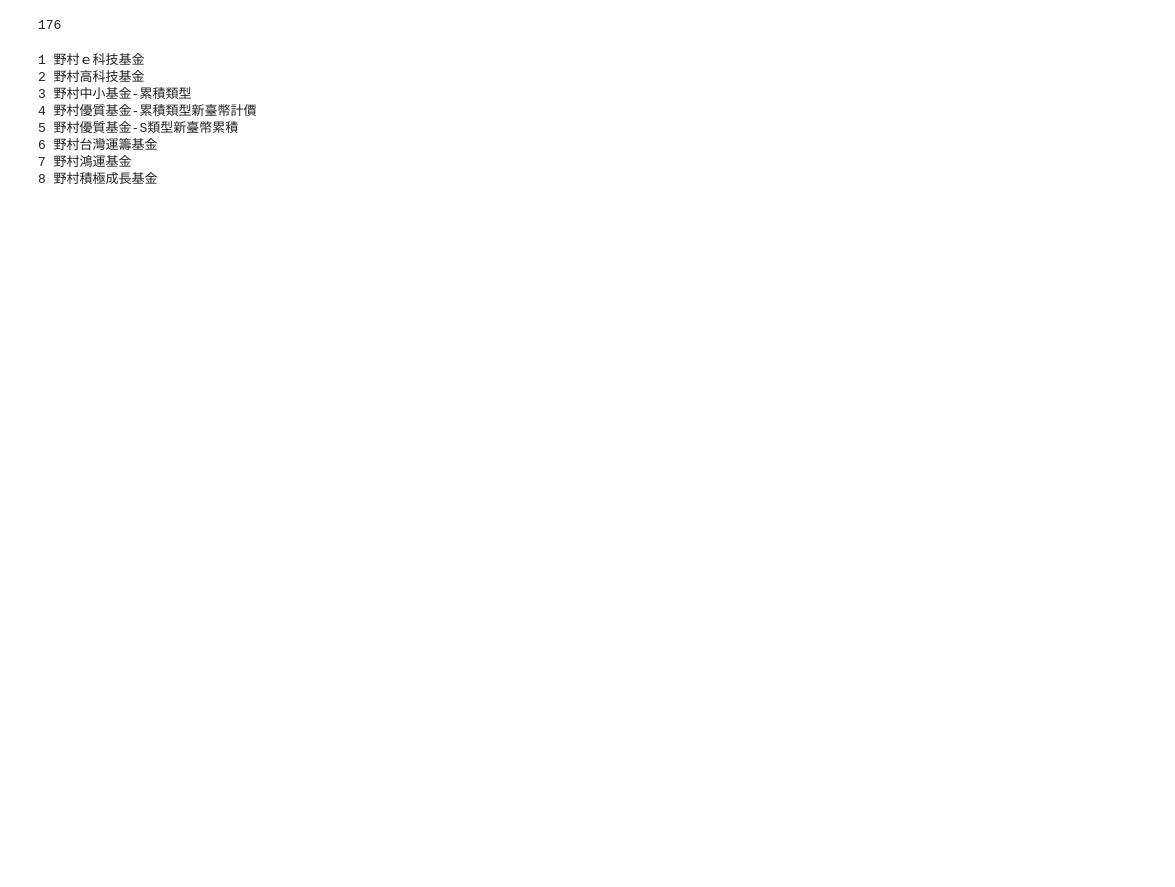
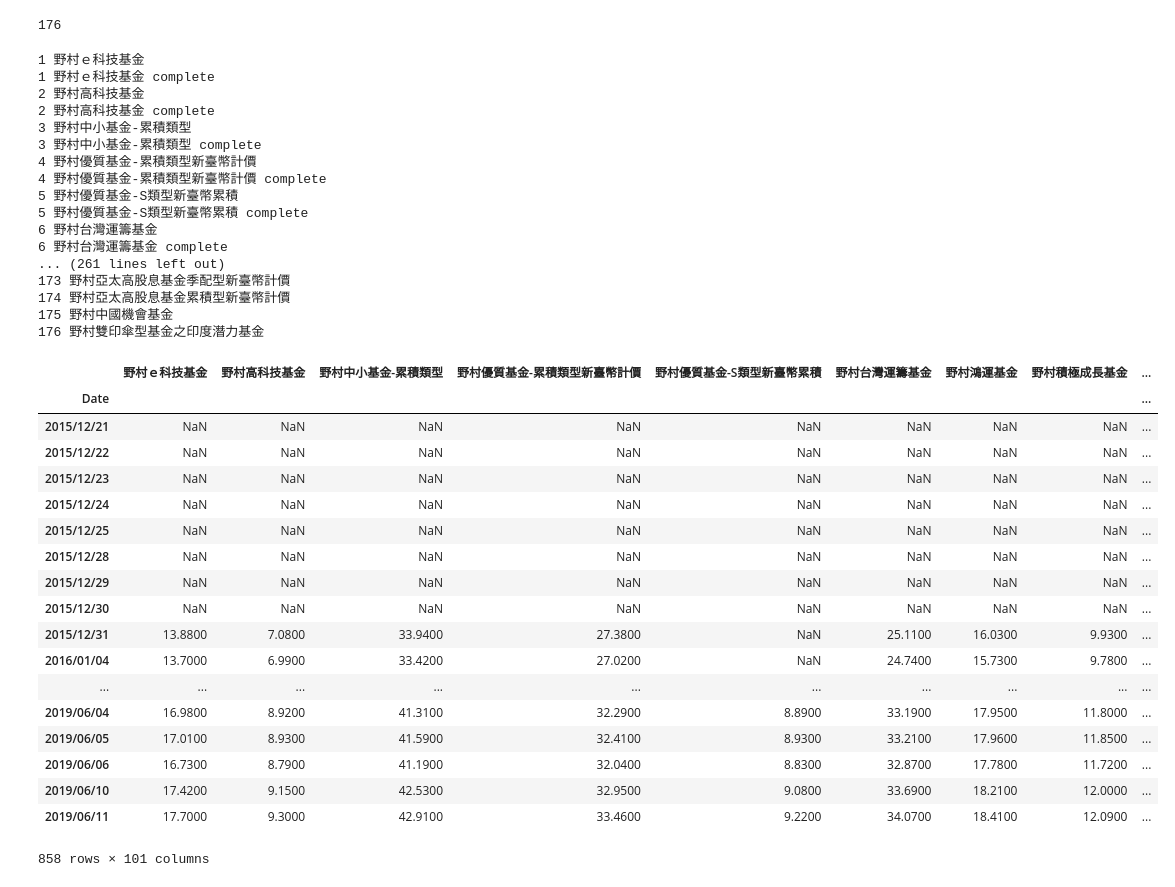
Before and after one commit to BrandNewXP/Fintech_Final, a Jupyter notebook: backtest/元大基金淨值資料/鉅亨網crawler.ipynb, the cells around one changed output. Cells and saved outputs as stored; diff of their text form; code cells hidden in the pictures; blank space fills up the shorter version.

```diff
--- a/backtest/元大基金淨值資料/鉅亨網crawler.ipynb
+++ b/backtest/元大基金淨值資料/鉅亨網crawler.ipynb
@@ -17,7 +18,8 @@ from selenium.webdriver.common.by import By
 
 # Find all links to fund info
 
-driver = webdriver.Chrome('/mnt/c/Users/bryan/OneDrive/Desktop/chromedriver/chromedriver.exe')
+# driver = webdriver.Chrome('/mnt/c/Users/bryan/OneDrive/Desktop/chromedriver/chromedriver.exe')
+driver = webdriver.Chrome()
 # driver.get('https://fund.cnyes.com/nav.aspx')
 
 # 所有元大基金
@@ -28,7 +30,7 @@ driver = webdriver.Chrome('/mnt/c/Users/bryan/OneDrive/Desktop/chromedriver/chro
 driver.get('http://fund.cdn.cnyes.com/nav.aspx?n=1&fundgroup=-%e5%9f%ba%e9%87%91%e9%a1%9e%e5%9e%8b-&CategoryLocal=-%e5%9f%ba%e9%87%91%e7%b5%84%e5%88%a5-&AllRegion=-%e6%8a%95%e8%b3%87%e5%8d%80%e5%9f%9f-&FundCompanyNameLocal=%e9%87%8e%e6%9d%91%e6%8a%95%e4%bf%a1&orderby=&fund=fundall&ddlindex=0,0,0,42')
 
 
-time.sleep(2)
+time.sleep(5)
 
 links = []
 
@@ -57,8 +59,8 @@ from bs4 import BeautifulSoup as bs
 from selenium.webdriver.common.by import By
 
 all_funds = []
-driver = webdriver.Chrome('/mnt/c/Users/bryan/OneDrive/Desktop/chromedriver/chromedriver.exe')
-
+# driver = webdriver.Chrome('/mnt/c/Users/bryan/OneDrive/Desktop/chromedriver/chromedriver.exe')
+driver = webdriver.Chrome()
 
 for i in range(len(funds)):
     try:
@@ -66,7 +68,7 @@ for i in range(len(funds)):
         print(i + 1, name)
         link = 'https://fund.cnyes.com' + links[i]
         driver.get(link)
-        time.sleep(3)
+        time.sleep(5)
 
         content = []
         current = '1'
@@ -88,32 +90,61 @@ for i in range(len(funds)):
             content.append(pd.DataFrame({'Date':dates, name:nav}))
 
             try:
                 next_page = driver.find_element_by_xpath("//a[contains(text(),'下一頁')]")
                 next_page.click()
             except:
                 break
 
             if '2016/01/04' in dates:
                 break
 
         final = pd.concat(content)
         final.drop_duplicates(inplace = True)
         final.sort_values(['Date'], inplace = True)
         final.set_index(['Date'], inplace = True)
         all_funds.append(final)
         save = pd.concat(all_funds, axis = 1, sort = True)
         save.to_csv('野村基金淨值.csv')
+        print(i + 1, name, 'complete')
     except:
         continue
 
 
 save
 # %% [output]
 1 野村ｅ科技基金
+1 野村ｅ科技基金 complete
 2 野村高科技基金
+2 野村高科技基金 complete
 3 野村中小基金-累積類型
+3 野村中小基金-累積類型 complete
 4 野村優質基金-累積類型新臺幣計價
+4 野村優質基金-累積類型新臺幣計價 complete
 5 野村優質基金-S類型新臺幣累積
+5 野村優質基金-S類型新臺幣累積 complete
 6 野村台灣運籌基金
-7 野村鴻運基金
-8 野村積極成長基金
+6 野村台灣運籌基金 complete
+... (261 lines left out)
+173 野村亞太高股息基金季配型新臺幣計價
+174 野村亞太高股息基金累積型新臺幣計價
+175 野村中國機會基金
+176 野村雙印傘型基金之印度潛力基金
+|  | 野村ｅ科技基金 | 野村高科技基金 | 野村中小基金-累積類型 | 野村優質基金-累積類型新臺幣計價 | 野村優質基金-S類型新臺幣累積 | 野村台灣運籌基金 | 野村鴻運基金 | 野村積極成長基金 | ... |
+| Date |  |  |  |  |  |  |  |  | ... |
+| 2015/12/21 | NaN | NaN | NaN | NaN | NaN | NaN | NaN | NaN | ... |
+| 2015/12/22 | NaN | NaN | NaN | NaN | NaN | NaN | NaN | NaN | ... |
+| 2015/12/23 | NaN | NaN | NaN | NaN | NaN | NaN | NaN | NaN | ... |
+| 2015/12/24 | NaN | NaN | NaN | NaN | NaN | NaN | NaN | NaN | ... |
+| 2015/12/25 | NaN | NaN | NaN | NaN | NaN | NaN | NaN | NaN | ... |
+| 2015/12/28 | NaN | NaN | NaN | NaN | NaN | NaN | NaN | NaN | ... |
+| 2015/12/29 | NaN | NaN | NaN | NaN | NaN | NaN | NaN | NaN | ... |
+| 2015/12/30 | NaN | NaN | NaN | NaN | NaN | NaN | NaN | NaN | ... |
+| 2015/12/31 | 13.8800 | 7.0800 | 33.9400 | 27.3800 | NaN | 25.1100 | 16.0300 | 9.9300 | ... |
+| 2016/01/04 | 13.7000 | 6.9900 | 33.4200 | 27.0200 | NaN | 24.7400 | 15.7300 | 9.7800 | ... |
+| ... | ... | ... | ... | ... | ... | ... | ... | ... | ... |
+| 2019/06/04 | 16.9800 | 8.9200 | 41.3100 | 32.2900 | 8.8900 | 33.1900 | 17.9500 | 11.8000 | ... |
+| 2019/06/05 | 17.0100 | 8.9300 | 41.5900 | 32.4100 | 8.9300 | 33.2100 | 17.9600 | 11.8500 | ... |
+| 2019/06/06 | 16.7300 | 8.7900 | 41.1900 | 32.0400 | 8.8300 | 32.8700 | 17.7800 | 11.7200 | ... |
+| 2019/06/10 | 17.4200 | 9.1500 | 42.5300 | 32.9500 | 9.0800 | 33.6900 | 18.2100 | 12.0000 | ... |
+| 2019/06/11 | 17.7000 | 9.3000 | 42.9100 | 33.4600 | 9.2200 | 34.0700 | 18.4100 | 12.0900 | ... |
+858 rows × 101 columns
```
Also changed, not shown: parts of 1 cell of this notebook, 2 other files.
